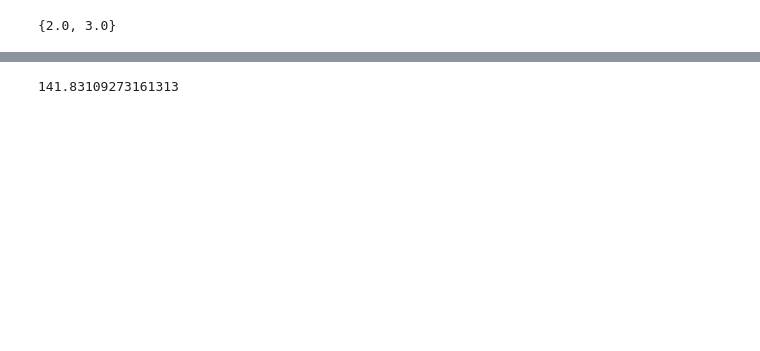
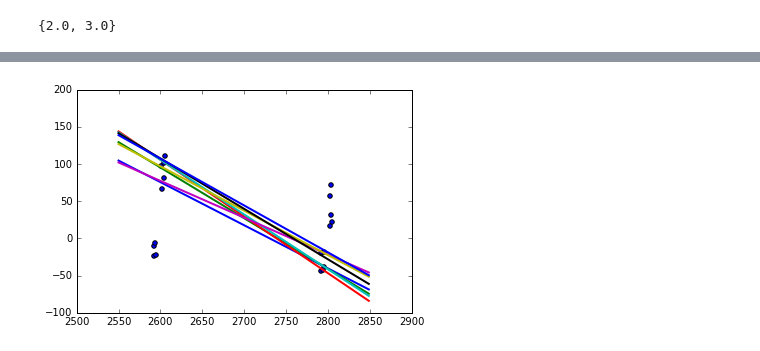
Before and after one commit to hushchyn-mikhail/SHiP_Tracker, a Jupyter notebook: new.ipynb, the cells around one changed output, grey strips where cells are left out. Drawn from its saved outputs; the diff is of its cells as text; code cells hidden in the pictures; blank space fills up the shorter version.

```diff
--- a/new.ipynb
+++ b/new.ipynb
@@ -338,2 +387,2 @@ set(event0['TrackID'])
 # %%
-tracks, table = find_candidates(event0, 7, 0.7)
+tracks, linking_table = loopYZ(event0, 7, 0.85)
@@ -379,4 +388,0 @@ modify_for_XZ_analisys(event0)
-# %%
-500 * cos(5)
-# %% [output]
-141.83109273161313
@@ -382,0 +391,36 @@ modify_for_XZ_analisys(event0)
+# %%
+hits = conventorXZ(event0)
+coeff = 1 / sin(np.pi / 36)
+new_linking_table = {}
+new_tracks = {}
+new_trackID = 1
+x_points = [((i * 1.76 / 2 + 0.5 * 0.9828) * coeff - 250) for i in range(50)]
+start_z = 2591.2793
+end_z = 2806.0793000000003
+track_key = 1
+k = tracks[track_key][0]
+b = tracks[track_key][1]
+hits_loc = {}
+n = 0
+for z in hits.keys():
+    y = k * z + b
+    hits_loc[z] = []
+    for hit in hits[z]:
+        x = y / tan(- hit.angle) - hit.dist2Centre / sin(- hit.angle)
+        if ((x > -250) & (x < 250)):
+            hits_loc[z].append((x, hit.dist2Wire, hit.index))
+            n += 1
+# %%
+xs = []
+zs = []
+for i in hits_loc.keys():
+    for j in hits_loc[i]:
+        zs.append(i)
+        xs.append(j[0])
+# %%
+plt.scatter(zs, xs)
+t = np.arange(2550, 2850, 299)
+for i in new_tracks.keys():
+    plt.plot(t, new_tracks[i][0] * t + new_tracks[i][1], lw = 2)
+# %% [output]
+[figure, added]
```
Also changed, not shown: parts of 15 cells of this notebook.
